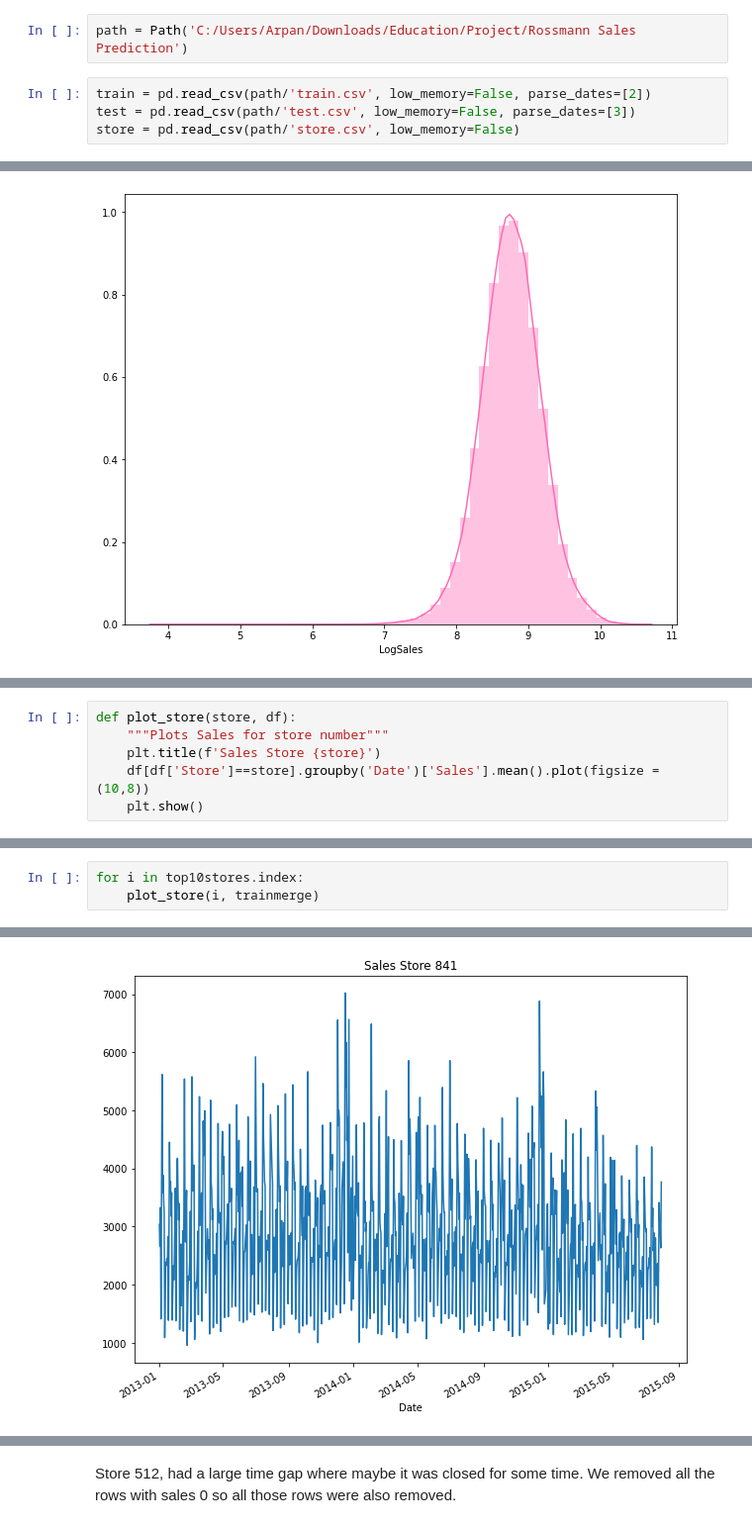
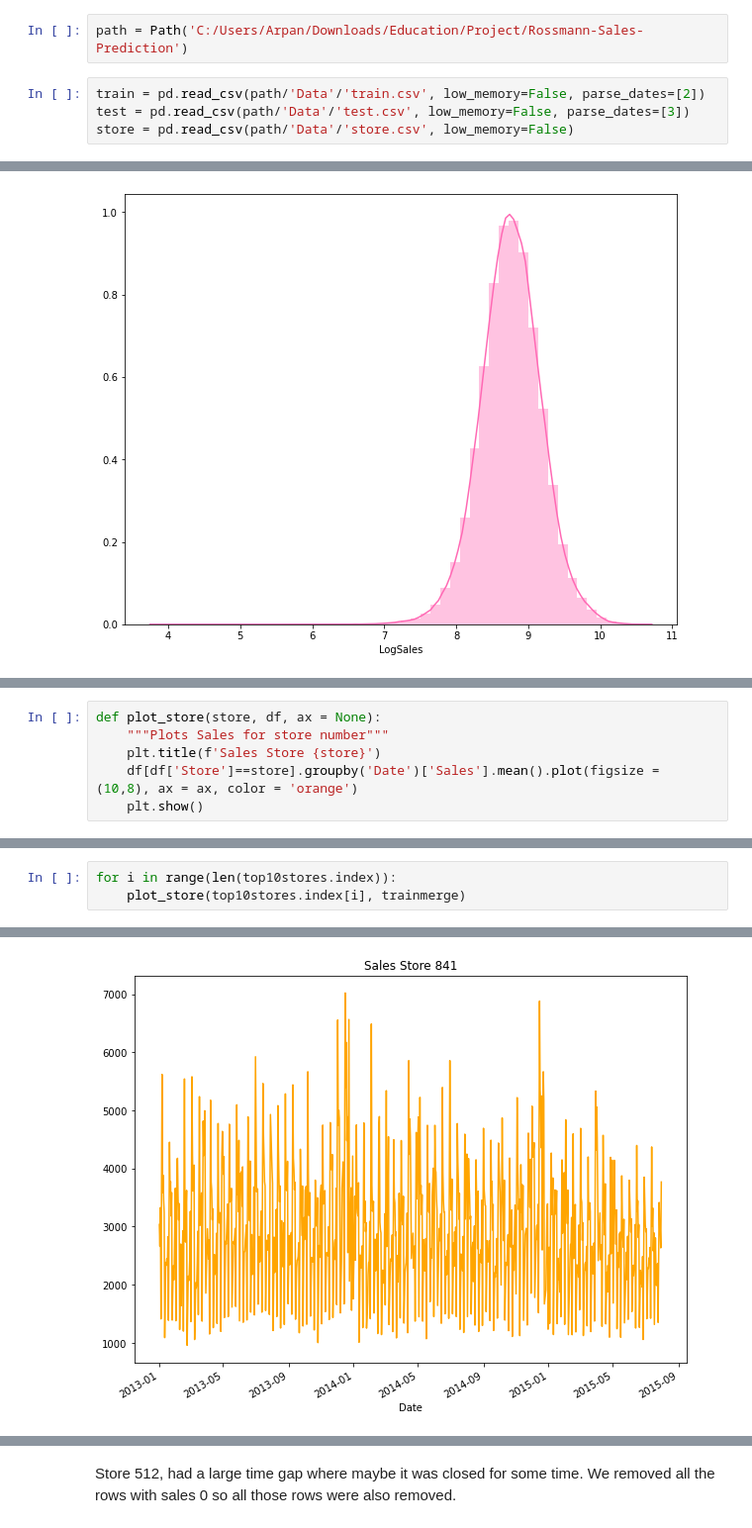
Before and after one commit to Arpan-Mishra/Rossmann-Sales-Prediction, a Jupyter notebook: EDA - RossMann Sales.ipynb, the cells around one changed output, grey strips where cells are left out. Shown at 99% size. Saved outputs shown, nothing was run; the diff lists cells and outputs as text.

```diff
--- a/EDA - RossMann Sales.ipynb
+++ b/EDA - RossMann Sales.ipynb
@@ -8,11 +8,11 @@ from fastai.tabular.all import *
 
 pd.options.display.max_columns = 70
 # %%
-path = Path('C:/Users/Arpan/Downloads/Education/Project/Rossmann Sales Prediction')
+path = Path('C:/Users/Arpan/Downloads/Education/Project/Rossmann-Sales-Prediction')
 # %%
-train = pd.read_csv(path/'train.csv', low_memory=False, parse_dates=[2])
-test = pd.read_csv(path/'test.csv', low_memory=False, parse_dates=[3])
-store = pd.read_csv(path/'store.csv', low_memory=False)
+train = pd.read_csv(path/'Data'/'train.csv', low_memory=False, parse_dates=[2])
+test = pd.read_csv(path/'Data'/'test.csv', low_memory=False, parse_dates=[3])
+store = pd.read_csv(path/'Data'/'store.csv', low_memory=False)
 # %%
 train.info()
 # %% [output]
@@ -323,10 +323,10 @@ cat
  'PromoInterval',
  'LogSales']
 # %%
-def plot_store(store, df):
+def plot_store(store, df, ax = None):
     """Plots Sales for store number"""
     plt.title(f'Sales Store {store}')
-    df[df['Store']==store].groupby('Date')['Sales'].mean().plot(figsize = (10,8))
+    df[df['Store']==store].groupby('Date')['Sales'].mean().plot(figsize = (10,8), ax = ax, color = 'orange')
     plt.show()
 # %%
 # plot for random stores
@@ -354,4 +347,4 @@ top10stores
 # %%
-for i in top10stores.index:
-    plot_store(i, trainmerge)
+for i in range(len(top10stores.index)):
+    plot_store(top10stores.index[i], trainmerge)
 # %% [output]
@@ -362 +355 @@ for i in top10stores.index:
-[figure, old version]
+[figure, new version]
```
Also changed, not shown: parts of 9 cells of this notebook, 13 other files.
